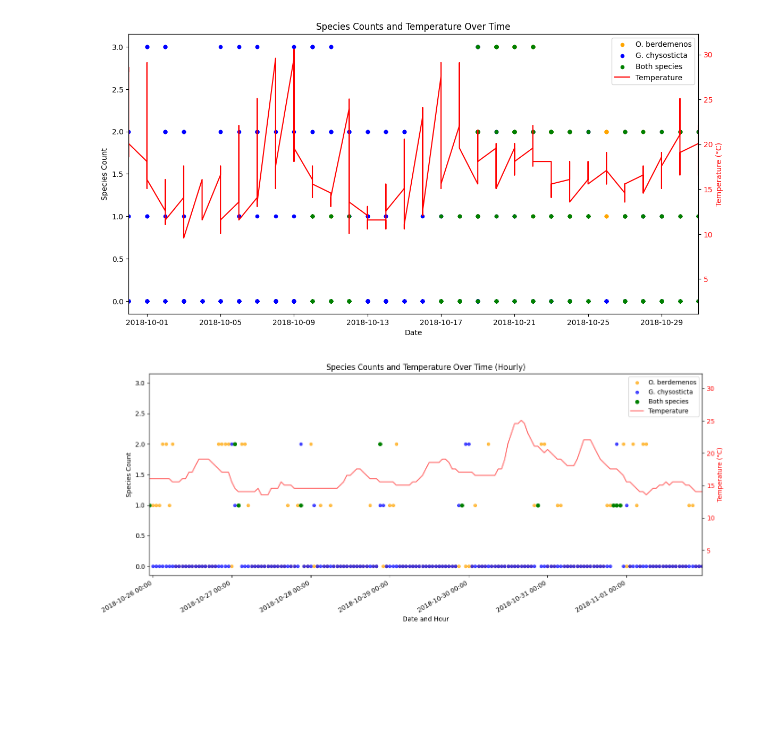
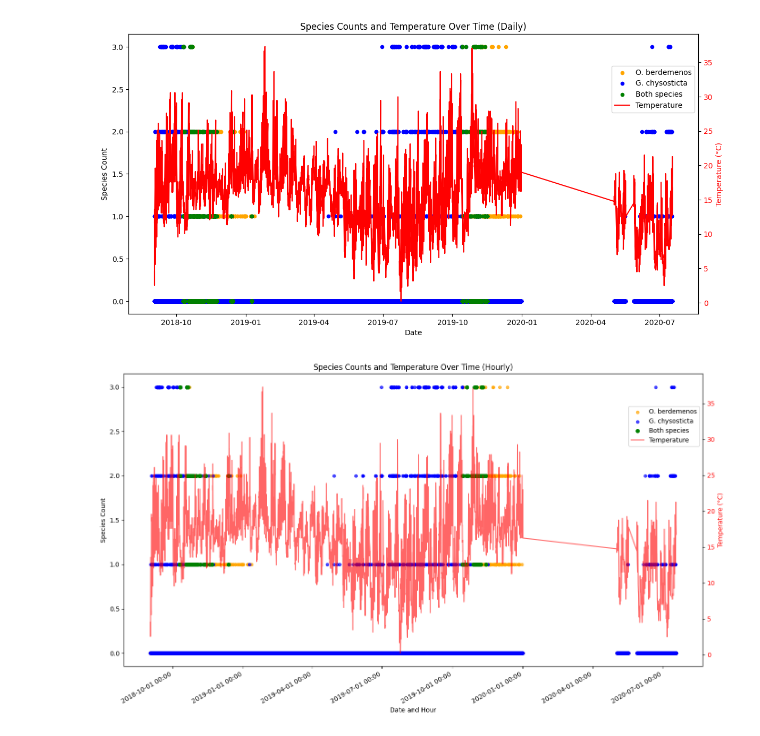
Before and after one commit to ash2d/yungas_aruna, a Jupyter notebook: helechos_node.ipynb, the cells around one changed output. Cells and saved outputs as stored; diff of their text form; code cells hidden in the pictures; blank space fills up the shorter version.

```diff
--- a/helechos_node.ipynb
+++ b/helechos_node.ipynb
@@ -15,0 +154,9 @@ df_helechos_2018_2020 = pd.read_excel(f'{PT_drive}/Helechos_2018-2020.xlsx')
+# %%
+# Find records with missing (NaN / <NA>) values in 'Oreobates berdemenos'
+oreobates_nan = df_helechos_2018_2020[df_helechos_2018_2020['Oreobates berdemenos'].isna()]
+# Drop rows with missing 'Oreobates berdemenos' and recompute
+print(oreobates_nan)
+if len(oreobates_nan) > 0:
+    df_helechos_2018_2020 = df_helechos_2018_2020.drop(oreobates_nan.index)
+    oreobates_nan = df_helechos_2018_2020[df_helechos_2018_2020['Oreobates berdemenos'].isna()]
+print(f"Number of records with NaN in 'Oreobates berdemenos': {len(oreobates_nan)}")
@@ -76,18 +232,11 @@ memory usage: 204.2 KB
 # %%
-# Convert 'Date' to datetime if it's not already
-if not pd.api.types.is_datetime64_any_dtype(df_helechos_2018_2020['Date']):
-    df_helechos_2018_2020['Date'] = pd.to_datetime(df_helechos_2018_2020['Date'])
-
 # Create figure and primary axis
 fig, ax1 = plt.subplots(figsize=(12, 6))
 
 # Plot species counts on primary y-axis
 ax1.scatter(df_helechos_2018_2020['Date'], df_helechos_2018_2020['Oreobates berdemenos'], color='orange', label='O. berdemenos', s=20, zorder=1)
 ax1.scatter(df_helechos_2018_2020['Date'], df_helechos_2018_2020['Gastrotheca chysosticta'], color='blue', label='G. chysosticta', s=20, zorder=2)
-# Find dates where both species are present
-both_species_present = df_helechos_2018_2020.groupby('Date').filter(
-    lambda x: (x['Oreobates berdemenos'] > 0).any() and (x['Gastrotheca chysosticta'] > 0).any()
-)['Date'].unique()
+
 
 # Plot green points for dates where both species are present
 if len(both_species_present) > 0:
@@ -98,6 +247,7 @@ if len(both_species_present) > 0:
         #only add label for first instance to stop legend having millions of entries
         label = 'Both species' if i == 0 else ""
         ax1.scatter(x_values, y_values, color='green', s=20, label=label, zorder=3)
+        ax1.scatter(x_values, filtered_data['Gastrotheca chysosticta'], color='green', s=20, label='', zorder=3)
 
 
 ax1.set_xlabel('Date')
@@ -105,9 +255,9 @@ ax1.set_ylabel('Species Count', color='k')
 ax1.tick_params(axis='y', labelcolor='k')
 
 # Limit to last 6 months for better visualization
-date_max = df_helechos_2018_2020['Date'].max() - pd.DateOffset(months=2)
-date_min = df_helechos_2018_2020['Date'].max() - pd.DateOffset(months=3)
-plt.xlim(date_min, date_max)
+# date_max = df_helechos_2018_2020['Date'].max() - pd.DateOffset(months=2)
+# date_min = df_helechos_2018_2020['Date'].max() - pd.DateOffset(months=3)
+# plt.xlim(date_min, date_max)
 
 # Create secondary y-axis for temperature
 ax2 = ax1.twinx()
@@ -118,23 +268,23 @@ ax2.tick_params(axis='y', labelcolor='r')
 # Add legend
 lines1, labels1 = ax1.get_legend_handles_labels()
 lines2, labels2 = ax2.get_legend_handles_labels()
-ax1.legend(lines1 + lines2, labels1 + labels2, loc='best')
+ax1.legend(lines1 + lines2, labels1 + labels2, loc='upper right',bbox_to_anchor = (1,0.9))
 
 # Improve date formatting on x-axis
 plt.xticks(rotation=45)
 fig.tight_layout()
 
-plt.title('Species Counts and Temperature Over Time')
+plt.title('Species Counts and Temperature Over Time (Daily)')
 plt.show()
 # %% [output]
-[figure, old version]
+[figure, new version]
 # %%
 # Convert 'Date' and 'hour' to a combined datetime for x-axis
 df_helechos_2018_2020['DateTime'] = pd.to_datetime(df_helechos_2018_2020['Date']) + pd.to_timedelta(df_helechos_2018_2020['hour'], unit='h')
 # Sort DataFrame by DateTime to ensure proper chronological ordering
 df_helechos_2018_2020 = df_helechos_2018_2020.sort_values(by='DateTime')
 # Create figure and primary axis
-fig, ax1 = plt.subplots(figsize=(14, 6))
+fig, ax1 = plt.subplots(figsize=(14, 8))
 
 # Plot species counts on primary y-axis
 ax1.scatter(df_helechos_2018_2020['DateTime'], df_helechos_2018_2020['Oreobates berdemenos'],
@@ -151,36 +301,39 @@ both_species_hourly = df_helechos_2018_2020[
 # Plot green points for hours where both species are present
 if len(both_species_hourly) > 0:
     ax1.scatter(both_species_hourly['DateTime'], both_species_hourly['Oreobates berdemenos'],
                 color='green', s=30, label='Both species', zorder=3)
+    ax1.scatter(both_species_hourly['DateTime'], both_species_hourly['Gastrotheca chysosticta'],
+                color='green', s=30, label='', zorder=3)
+
 
 ax1.set_xlabel('Date and Hour')
 ax1.set_ylabel('Species Count', color='k')
 ax1.tick_params(axis='y', labelcolor='k')
 
 # Create secondary y-axis for temperature
 ax2 = ax1.twinx()
 ax2.plot(df_helechos_2018_2020['DateTime'], df_helechos_2018_2020['Temp'], 'r-', linewidth=1.5, alpha=0.6, label='Temperature')
 ax2.set_ylabel('Temperature (°C)', color='r')
 ax2.tick_params(axis='y', labelcolor='r')
 
 # Add legend
 lines1, labels1 = ax1.get_legend_handles_labels()
 lines2, labels2 = ax2.get_legend_handles_labels()
-ax1.legend(lines1 + lines2, labels1 + labels2, loc='upper right')
+ax1.legend(lines1 + lines2, labels1 + labels2, loc='upper right',bbox_to_anchor = (1,0.9))
 
-# Limit to a shorter time window for better visualization with hourly data
-date_max = df_helechos_2018_2020['DateTime'].max() - pd.Timedelta(days=60)
-date_min = df_helechos_2018_2020['DateTime'].max() - pd.Timedelta(days=67)
-plt.xlim(date_min, date_max)
+# # Limit to a shorter time window for better visualization with hourly data
+# date_max = df_helechos_2018_2020['DateTime'].max() - pd.Timedelta(days=515)#
+# date_min = df_helechos_2018_2020['DateTime'].max() - pd.Timedelta(days=520)#, 81 has lots of noise
+# plt.xlim(date_min, date_max)
 
 # Improve date formatting on x-axis
 plt.gcf().autofmt_xdate()
 import matplotlib.dates as mdates
 ax1.xaxis.set_major_formatter(mdates.DateFormatter('%Y-%m-%d %H:%M'))
 plt.xticks(rotation=45)
 
 plt.title('Species Counts and Temperature Over Time (Hourly)')
 plt.tight_layout()
 plt.show()
 # %% [output]
-[figure, old version]
+[figure, new version]
```
Also changed, not shown: parts of 23 cells of this notebook, 3 other files.
